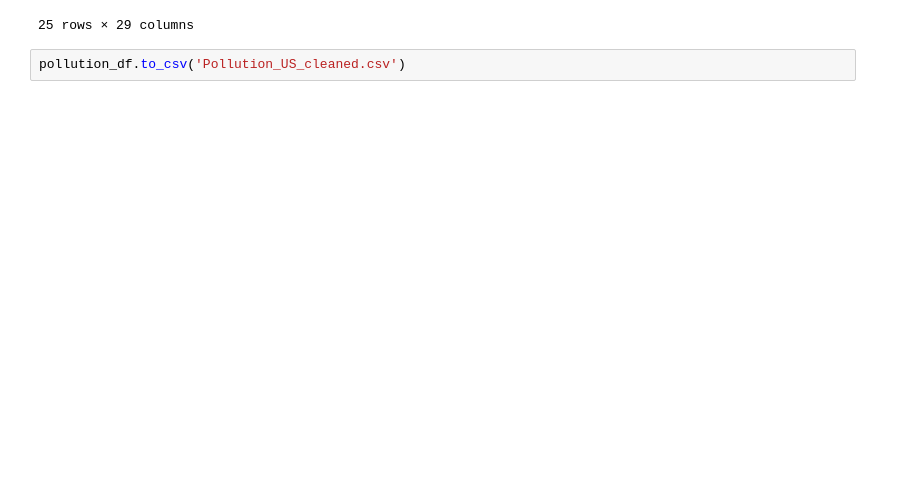
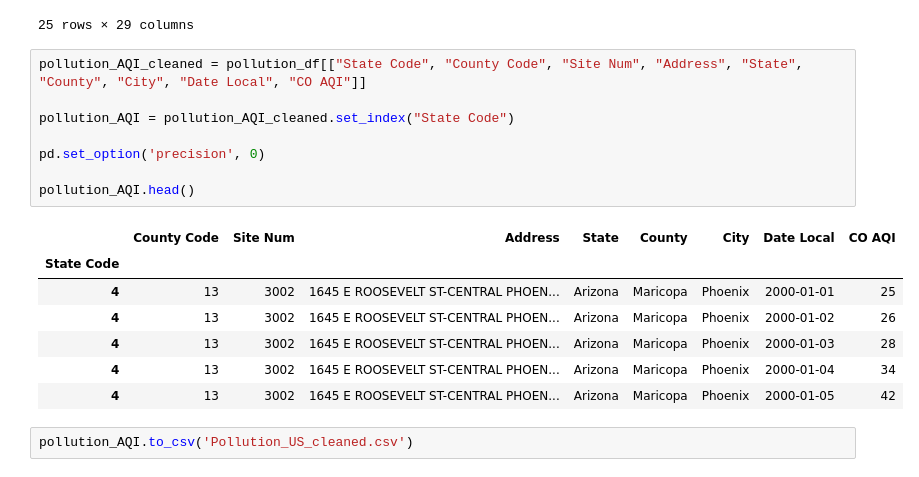
Before and after one commit to Tannerls/Pollution_US-, a Jupyter notebook: Pollution_US_cleaned.ipynb, the cells around one changed output. Cells and saved outputs as stored; diff of their text form; blank space fills up the shorter version.

```diff
--- a/Pollution_US_cleaned.ipynb
+++ b/Pollution_US_cleaned.ipynb
@@ -142,5 +142,21 @@ pollution_df.head(25)
 | 93 | 93 | 4 | 13 | 3002 | 1645 E ROOSEVELT ST-CENTRAL PHOEN... | Arizona | Maricopa | Phoenix | 2000-01-24 | ... |
 | 97 | 97 | 4 | 13 | 3002 | 1645 E ROOSEVELT ST-CENTRAL PHOEN... | Arizona | Maricopa | Phoenix | 2000-01-25 | ... |
 25 rows × 29 columns
+# %%
+pollution_AQI_cleaned = pollution_df[["State Code", "County Code", "Site Num", "Address", "State", "County", "City", "Date Local", "CO AQI"]]
+
+pollution_AQI = pollution_AQI_cleaned.set_index("State Code")
+
+pd.set_option('precision', 0)
+
+pollution_AQI.head()
+# %% [output]
+|  | County Code | Site Num | Address | State | County | City | Date Local | CO AQI |
+| State Code |  |  |  |  |  |  |  |  |
+| 4 | 13 | 3002 | 1645 E ROOSEVELT ST-CENTRAL PHOEN... | Arizona | Maricopa | Phoenix | 2000-01-01 | 25 |
+| 4 | 13 | 3002 | 1645 E ROOSEVELT ST-CENTRAL PHOEN... | Arizona | Maricopa | Phoenix | 2000-01-02 | 26 |
+| 4 | 13 | 3002 | 1645 E ROOSEVELT ST-CENTRAL PHOEN... | Arizona | Maricopa | Phoenix | 2000-01-03 | 28 |
+| 4 | 13 | 3002 | 1645 E ROOSEVELT ST-CENTRAL PHOEN... | Arizona | Maricopa | Phoenix | 2000-01-04 | 34 |
+| 4 | 13 | 3002 | 1645 E ROOSEVELT ST-CENTRAL PHOEN... | Arizona | Maricopa | Phoenix | 2000-01-05 | 42 |
 # %%
-pollution_df.to_csv('Pollution_US_cleaned.csv')
+pollution_AQI.to_csv('Pollution_US_cleaned.csv')
```
Also changed, not shown: 2 other files.
